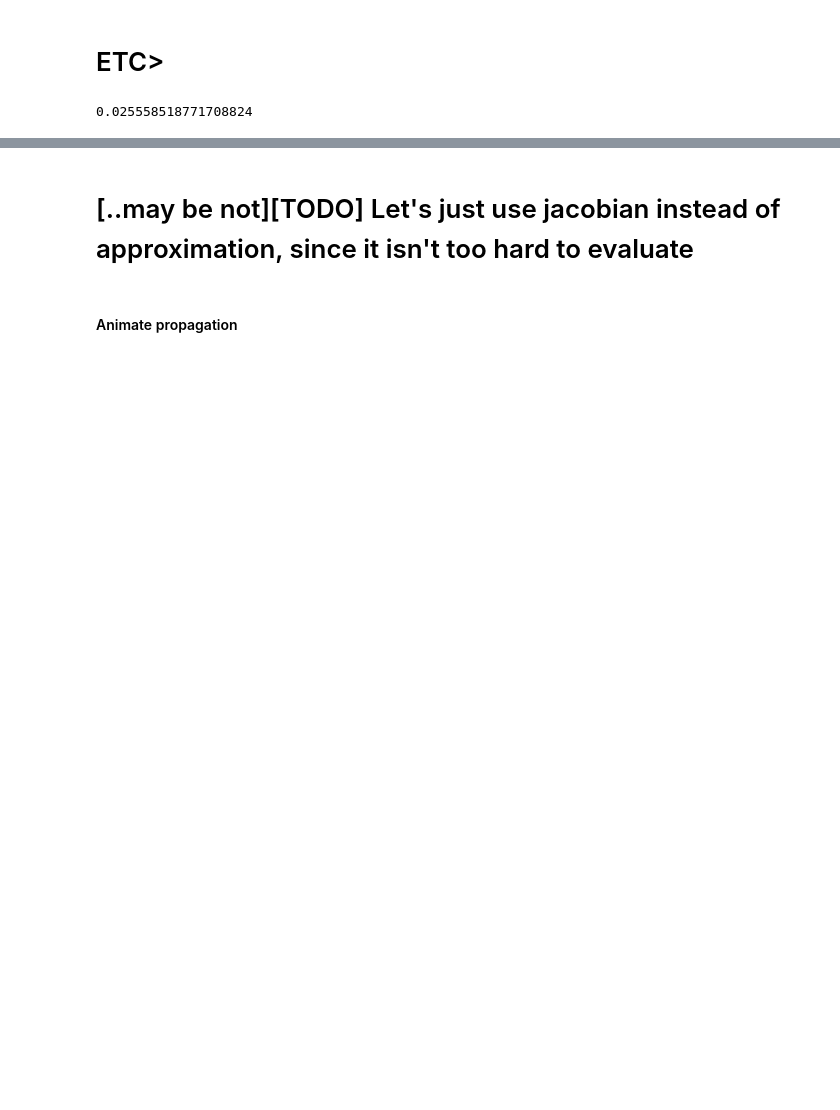
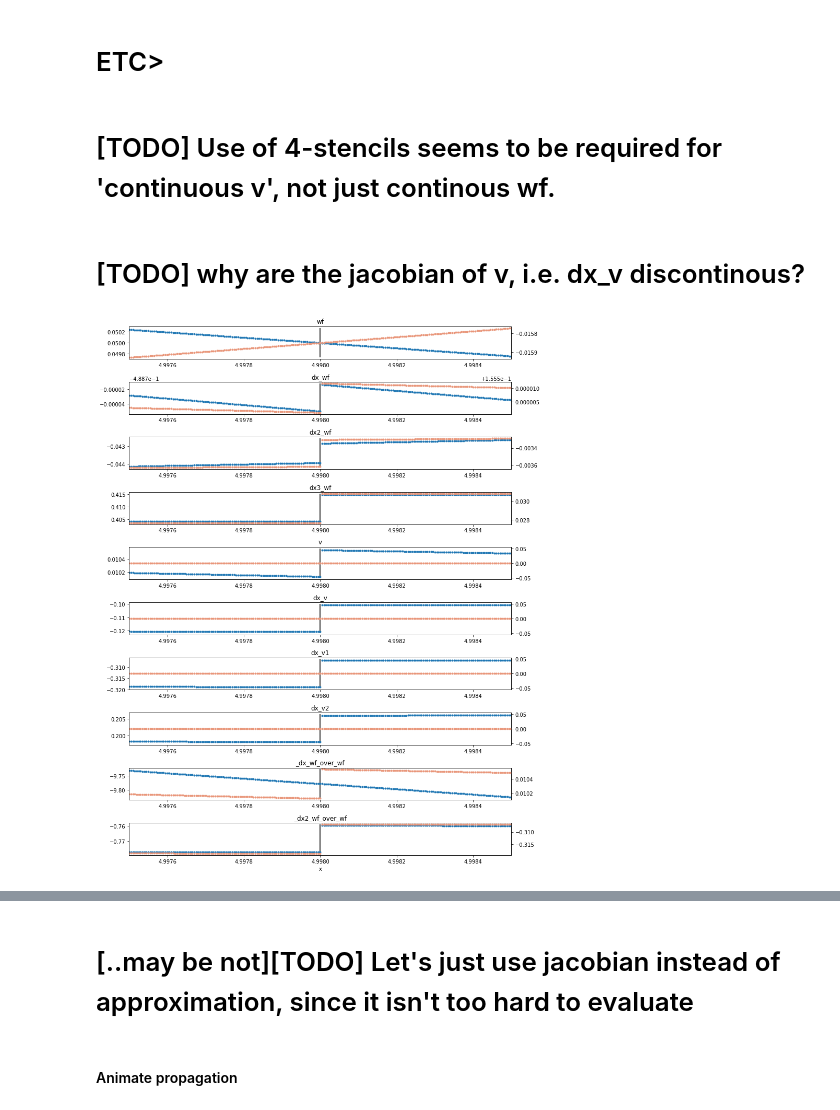
Before and after one commit to jam31118/implicit-euler, a Jupyter notebook: 1d-box/fixed-timestep/routine-dev.ipynb, the cells around one changed output, grey strips where cells are left out. Cells and saved outputs as stored; diff of their text form; code cells hidden in the pictures; blank space fills up the shorter version.

```diff
--- a/1d-box/fixed-timestep/routine-dev.ipynb
+++ b/1d-box/fixed-timestep/routine-dev.ipynb
@@ -227,6 +248,2 @@ True
 # %% [markdown]
 # ETC>
-# %%
-g_args[0]
-# %% [output]
-0.025558518771708824
@@ -232,0 +289,27 @@ g_args[0]
+# %%
+# xxx = xp+np.linspace(-0.000005, 0.00001, 201)
+xxx = x_arr[-2] + np.linspace(-0.0005, 0.0005, 201)
+wf_dx_dx2 = np.array([ff(x) for x in xxx])
+# %% [markdown]
+# [TODO] Use of 4-stencils seems to be required for 'continuous v', not just continous wf.
+# %% [markdown]
+# [TODO] why are the jacobian of v, i.e. dx_v discontinous?
+# %%
+ax_titles = ('wf', 'dx_wf', 'dx2_wf', 'dx3_wf', 'v', 'dx_v', 'dx_v1', 'dx_v2', '_dx_wf_over_wf', '_dx2_wf_over_wf')
+
+fig, axes = plt.subplots(nrows=len(ax_titles), figsize=(12,15))
+
+for i, ax in enumerate(axes):
+    ax.set_xlim(xxx[[0,-1]])
+    ax.plot(xxx, wf_dx_dx2[:,i].real, '.')
+#     if ax_titles[i] in ('_dx_wf_over_wf',):
+    ax2 = ax.twinx()
+    ax2.plot(xxx, wf_dx_dx2[:,i].imag, '.',color='darksalmon')
+
+    ax.vlines(x_arr, *ax.get_ylim())
+    ax.set_title(ax_titles[i])
+axes[-1].set_xlabel("x")
+fig.tight_layout()
+# fig.savefig("discreteness-fd-4-stencil-test-9.png")
+# %% [output]
+[figure, added]
```
Also changed, not shown: parts of 27 cells of this notebook.
